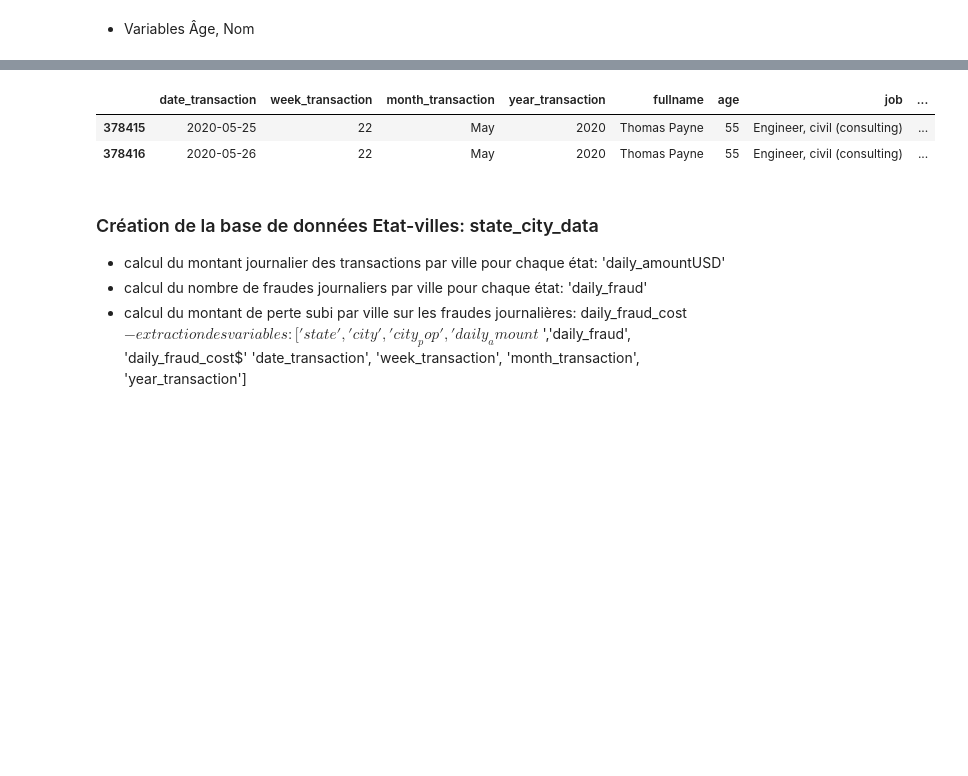
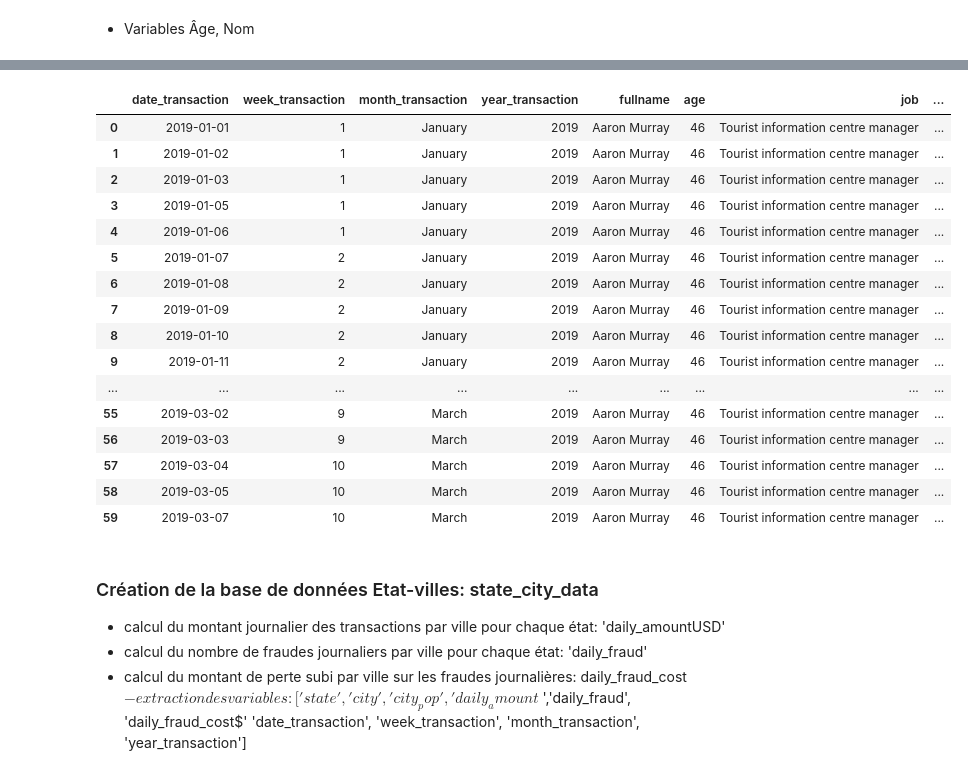
Before and after one commit to Fantaisika/Projet_Data_Management, a Jupyter notebook: Exploration.ipynb, the cells around one changed output, grey strips where cells are left out. Saved outputs shown, nothing was run; the diff lists cells and outputs as text; code cells hidden in the pictures; blank space fills up the shorter version.

```diff
--- a/Exploration.ipynb
+++ b/Exploration.ipynb
@@ -171,7 +171,7 @@ financial_data['year_transaction'] = (financial_data['trans_date_trans_time']
                                                    .dt.year)
 
 financial_data['day_transaction'] = (financial_data['trans_date_trans_time']
-                                                   .dt.day.astype(int))
+                                                   .dt.day_name.astype('category'))
 
 financial_data['week_transaction'] = financial_data['date_transaction'].dt.isocalendar().week
 
@@ -228,36 +228,50 @@ agglist = ['fullname','date_transaction']
 
 # Calcul du montant journalier des transactions
 # par personne
 financial_data['daily_amount$'] = financial_data.groupby(agglist)['amt'].transform('sum')
 
 # Calcul du nombre de fraude journalier sur les transactions
 # par personne
 financial_data['daily_fraud'] = financial_data.groupby(agglist)['is_fraud'].transform('sum')
 
 # Calcul du cout = montant journalier des fraudes sur transactions
 # par personne
 financial_data['daily_fraud_cost$'] = (financial_data[financial_data['is_fraud']==1]
                                                             .groupby(agglist)['amt']
                                                             .transform('sum')
                                       )
 financial_data['daily_fraud_cost$'].fillna(0, inplace = True)
 
 liste = ['date_transaction', 'week_transaction', 'month_transaction', 'year_transaction',
          'fullname','age', 'job','state','city','daily_amount$','daily_fraud','daily_fraud_cost$']
 
 # Création du dataframe individus
 individual_data = (financial_data[liste].drop_duplicates(subset = agglist, ignore_index = True)
                                         .sort_values(by=agglist, ignore_index = True)
                     )
 # Exportation des données au format csv
 individual_data.to_csv('individual_data.csv', index = False)
 
 # Affichage des données
-individual_data[(individual_data['city']=='Huslia') & (individual_data['daily_fraud'] > 0)]
+individual_data.head(60)
 # %% [output]
 |  | date_transaction | week_transaction | month_transaction | year_transaction | fullname | age | job | ... |
-| 378415 | 2020-05-25 | 22 | May | 2020 | Thomas Payne | 55 | Engineer, civil (consulting) | ... |
-| 378416 | 2020-05-26 | 22 | May | 2020 | Thomas Payne | 55 | Engineer, civil (consulting) | ... |
+| 0 | 2019-01-01 | 1 | January | 2019 | Aaron Murray | 46 | Tourist information centre manager | ... |
+| 1 | 2019-01-02 | 1 | January | 2019 | Aaron Murray | 46 | Tourist information centre manager | ... |
+| 2 | 2019-01-03 | 1 | January | 2019 | Aaron Murray | 46 | Tourist information centre manager | ... |
+| 3 | 2019-01-05 | 1 | January | 2019 | Aaron Murray | 46 | Tourist information centre manager | ... |
+| 4 | 2019-01-06 | 1 | January | 2019 | Aaron Murray | 46 | Tourist information centre manager | ... |
+| 5 | 2019-01-07 | 2 | January | 2019 | Aaron Murray | 46 | Tourist information centre manager | ... |
+| 6 | 2019-01-08 | 2 | January | 2019 | Aaron Murray | 46 | Tourist information centre manager | ... |
+| 7 | 2019-01-09 | 2 | January | 2019 | Aaron Murray | 46 | Tourist information centre manager | ... |
+| 8 | 2019-01-10 | 2 | January | 2019 | Aaron Murray | 46 | Tourist information centre manager | ... |
+| 9 | 2019-01-11 | 2 | January | 2019 | Aaron Murray | 46 | Tourist information centre manager | ... |
+| ... | ... | ... | ... | ... | ... | ... | ... | ... |
+| 55 | 2019-03-02 | 9 | March | 2019 | Aaron Murray | 46 | Tourist information centre manager | ... |
+| 56 | 2019-03-03 | 9 | March | 2019 | Aaron Murray | 46 | Tourist information centre manager | ... |
+| 57 | 2019-03-04 | 10 | March | 2019 | Aaron Murray | 46 | Tourist information centre manager | ... |
+| 58 | 2019-03-05 | 10 | March | 2019 | Aaron Murray | 46 | Tourist information centre manager | ... |
+| 59 | 2019-03-07 | 10 | March | 2019 | Aaron Murray | 46 | Tourist information centre manager | ... |
 # %% [markdown]
 ### Création de la base de données Etat-villes: state_city_data
 - calcul du montant journalier des transactions par ville pour chaque état: 'daily_amountUSD'
```
Also changed, not shown: parts of 1 cell of this notebook.
